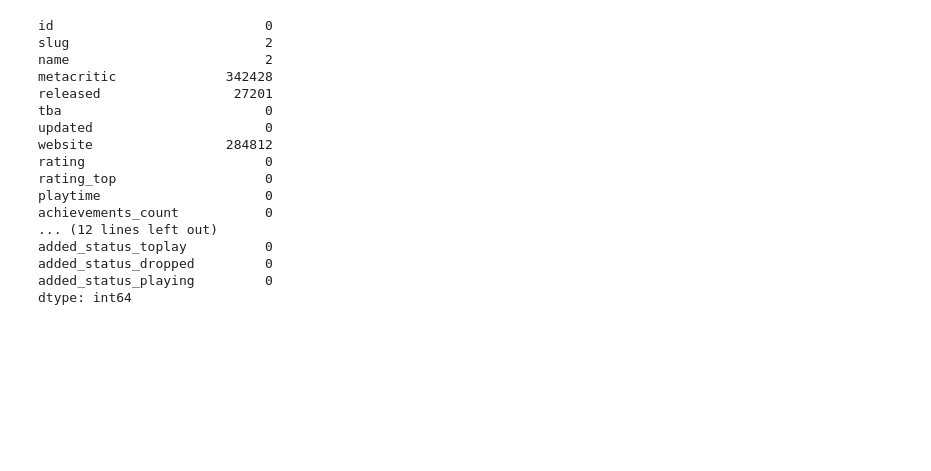
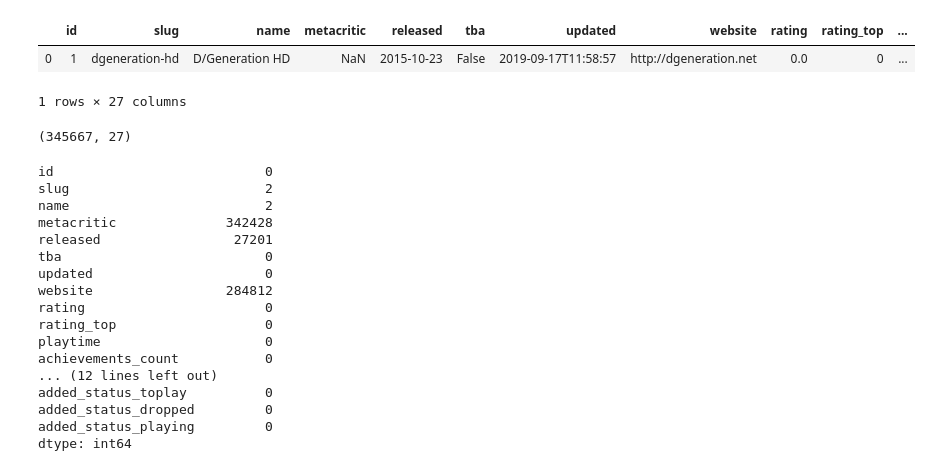
Before and after one commit to FreedomVAce/Game_Recommendation, a Jupyter notebook: Game_Recommendation.ipynb, the cells around one changed output. Saved outputs shown, nothing was run; the diff lists cells and outputs as text; code cells hidden in the pictures; blank space fills up the shorter version.

```diff
--- a/Game_Recommendation.ipynb
+++ b/Game_Recommendation.ipynb
@@ -30,3 +13,11 @@ game.head(50)
+# %%
+display(game.head(1))
+print (game.shape)
+# %% [output]
+|  | id | slug | name | metacritic | released | tba | updated | website | rating | rating_top | ... |
+| 0 | 1 | dgeneration-hd | D/Generation HD | NaN | 2015-10-23 | False | 2019-09-17T11:58:57 | http://dgeneration.net | 0.0 | 0 | ... |
+1 rows × 27 columns
+(345667, 27)
 # %%
 game.isnull().sum()
 # %% [output]
```
Also changed, not shown: parts of 13 cells of this notebook.
